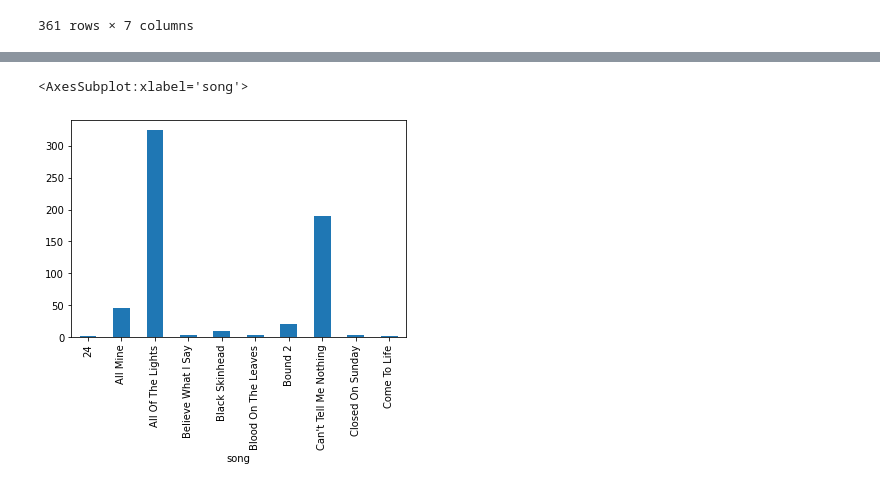
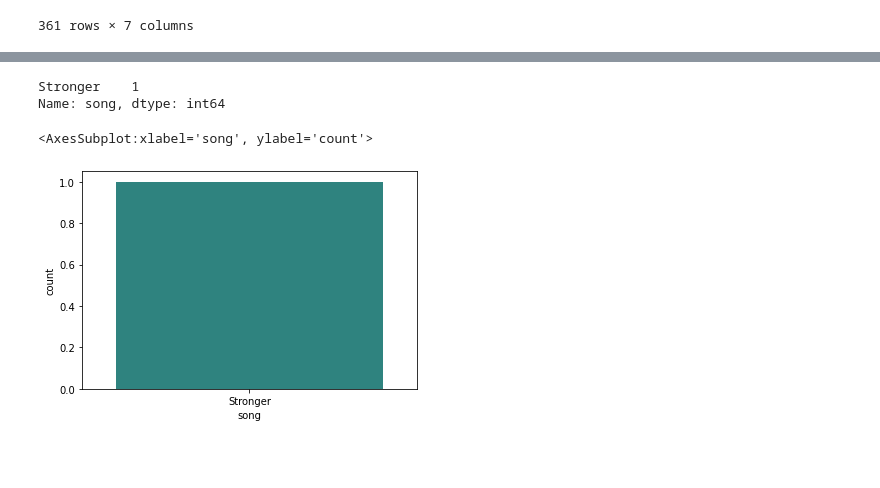
Before and after one commit to Bramstorp/MusicDataAnalyse, a Jupyter notebook: billboard.ipynb, the cells around one changed output, grey strips where cells are left out. Cells and saved outputs as stored; diff of their text form; code cells hidden in the pictures; blank space fills up the shorter version.

```diff
--- a/billboard.ipynb
+++ b/billboard.ipynb
@@ -111,6 +135,11 @@ sns.lineplot(x='date',y='peak-rank', data=kanye_west_df[-100:])
-# %%
-kanye_west_df_week = kanye_west_df.groupby("song")
-kanye_west_df_week['weeks-on-board'].sum()[:10].plot(kind='bar')
-# %% [output]
-<AxesSubplot:xlabel='song'>
-[figure, removed]
+# %%
+# Rank 1 ye song for the longest
+df[(df['artist']=='Kanye West') & (df['rank']==1)]['song'].value_counts()
+# %% [output]
+Stronger    1
+Name: song, dtype: int64
+# %%
+sns.countplot(x= df[(df['artist']=='Kanye West') & (df['rank']==1)]['song'],data=df, palette='viridis')
+# %% [output]
+<AxesSubplot:xlabel='song', ylabel='count'>
+[figure, added]
```
Also changed, not shown: parts of 10 cells of this notebook.
